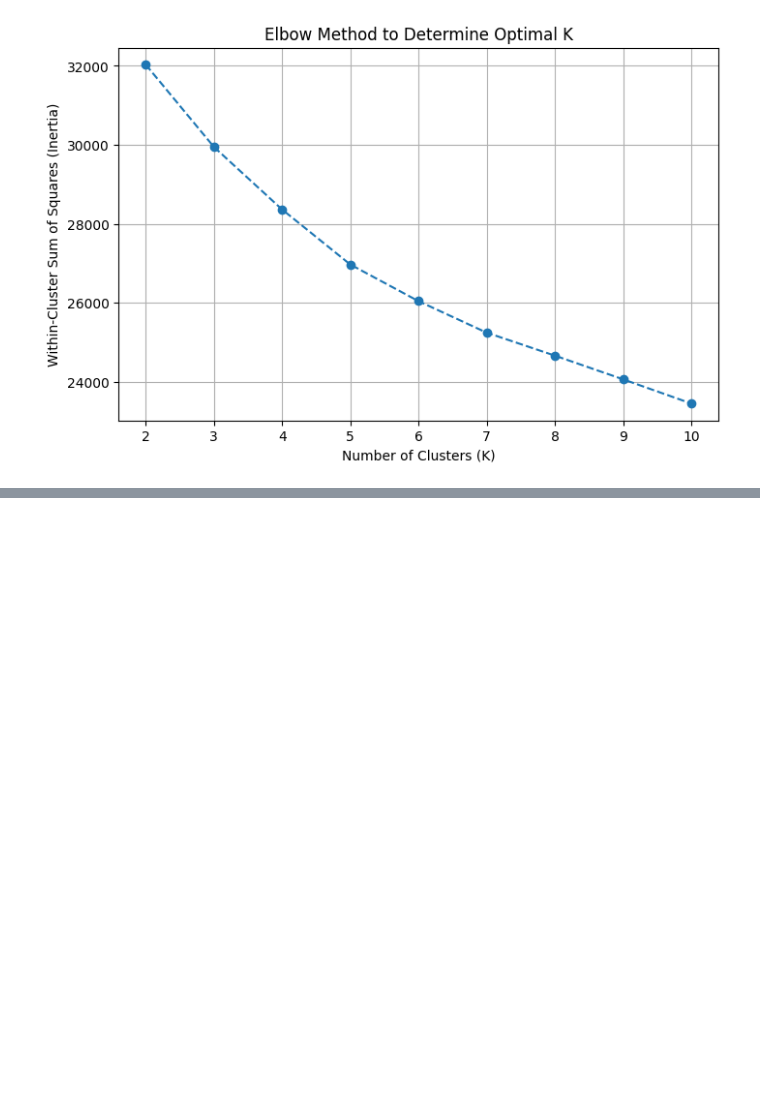
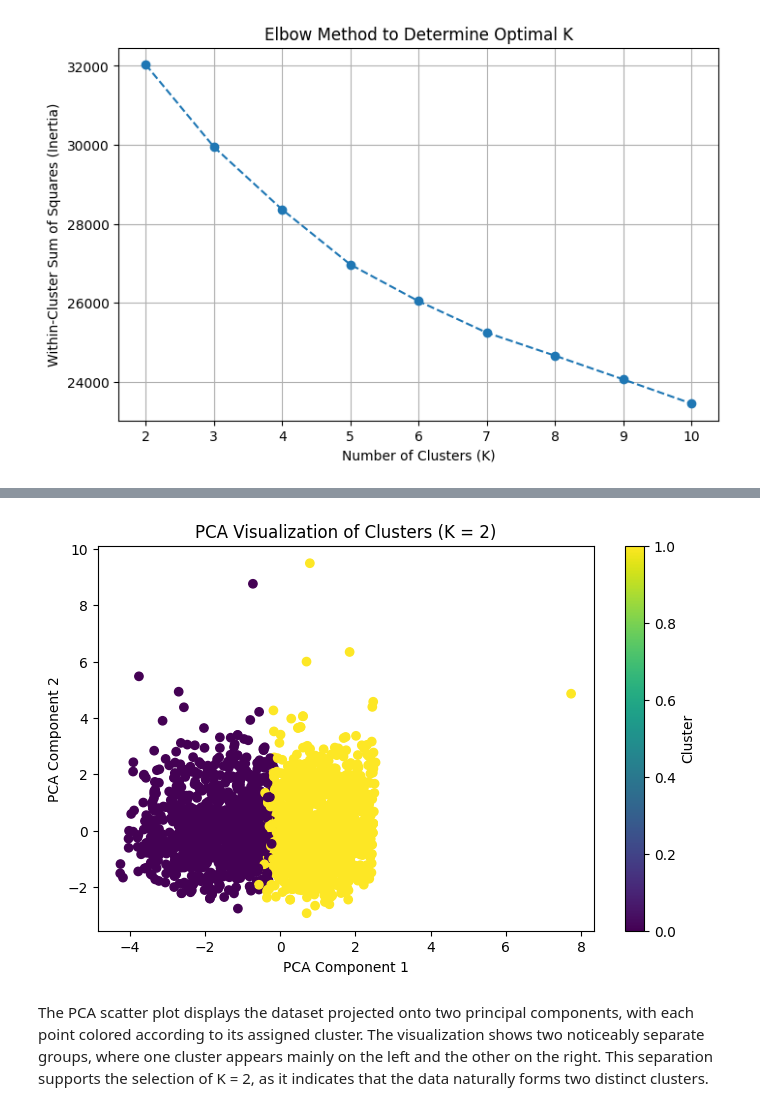
Before and after one commit to SaraAljuraybah/Data-Mining-Project, a Jupyter notebook: Reports/Phase3.ipynb, the cells around one changed output, grey strips where cells are left out. Drawn from its saved outputs; the diff is of its cells as text; code cells hidden in the pictures; blank space fills up the shorter version.

```diff
--- a/Reports/Phase3.ipynb
+++ b/Reports/Phase3.ipynb
@@ -322,0 +376,4 @@ plt.show()
+# %%
+best_k = 2
+final_kmeans = KMeans(n_clusters=best_k, random_state=42)
+final_labels = final_kmeans.fit_predict(X_scaled)
@@ -322,0 +384,17 @@ plt.show()
+# %%
+from sklearn.decomposition import PCA
+
+pca = PCA(n_components=2)
+reduced = pca.fit_transform(X_scaled)
+
+plt.figure(figsize=(8,5))
+plt.scatter(reduced[:,0], reduced[:,1], c=final_labels, cmap='viridis')
+plt.title(f"PCA Visualization of Clusters (K = {best_k})")
+plt.xlabel("PCA Component 1")
+plt.ylabel("PCA Component 2")
+plt.colorbar(label="Cluster")
+plt.show()
+# %% [output]
+[figure, added]
+# %% [markdown]
+The PCA scatter plot displays the dataset projected onto two principal components, with each point colored according to its assigned cluster. The visualization shows two noticeably separate groups, where one cluster appears mainly on the left and the other on the right. This separation supports the selection of K = 2, as it indicates that the data naturally forms two distinct clusters.
```
Also changed, not shown: parts of 8 cells of this notebook.
